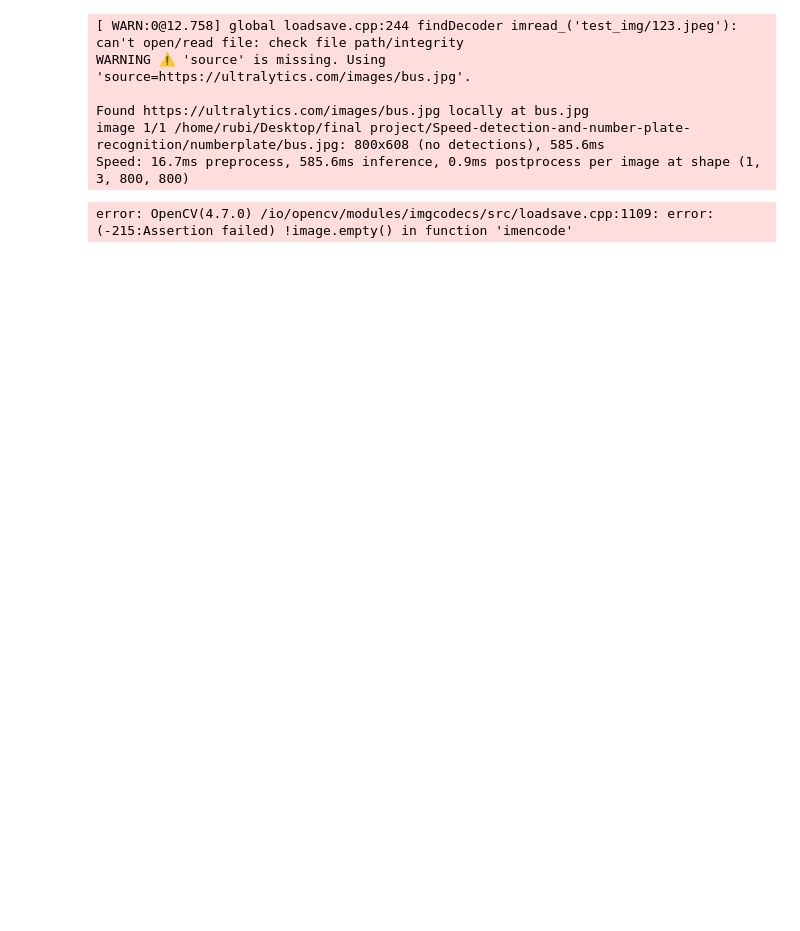
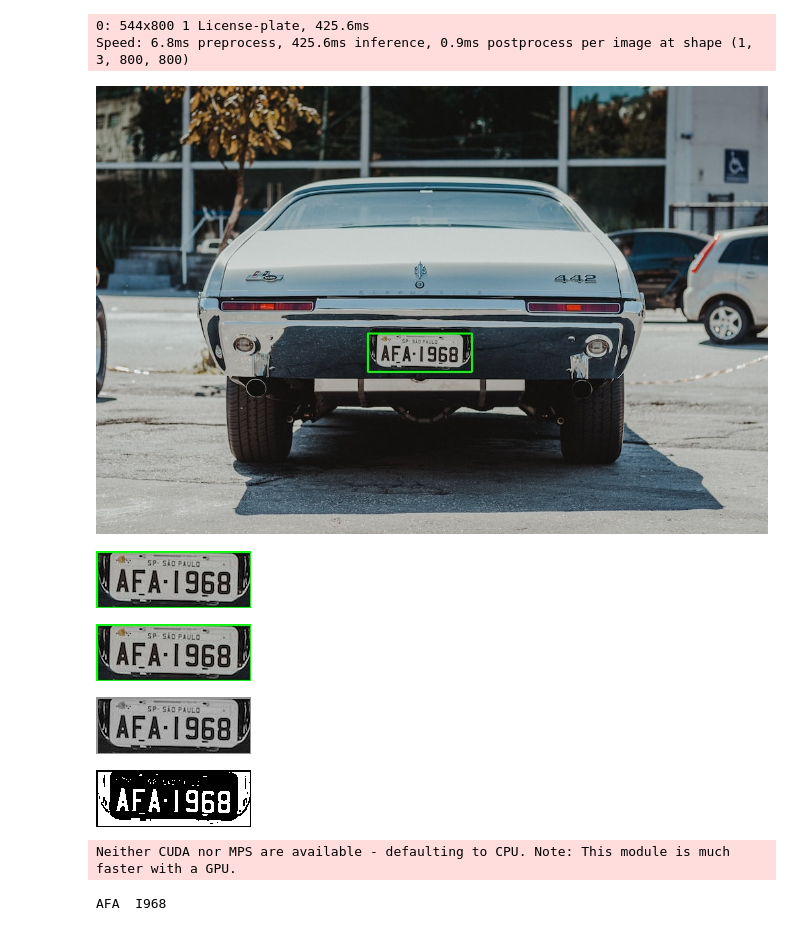
Before and after one commit to Sufi-123/Speed-detection-and-number-plate-recognition, a Jupyter notebook: numberplate/image_ocr.ipynb, the cells around one changed output. Saved outputs shown, nothing was run; the diff lists cells and outputs as text; code cells hidden in the pictures; blank space fills up the shorter version.

```diff
--- a/numberplate/image_ocr.ipynb
+++ b/numberplate/image_ocr.ipynb
@@ -87,8 +87,8 @@ def recognize_number_plate(image_path,  scale_factor=1):
         # Display the scaled image
         display(Image(data=cv2.imencode('.jpg', scaled_image)[1].tobytes()))
 
-        grayscale_image= preprocess_image(scaled_image)
-        threshold_image=threshold(grayscale_image)
+        preprocess= preprocess_image(scaled_image)
+        threshold_image=threshold(preprocess)
         ocr= ocrImage(threshold_image)
 
     else:
@@ -98,19 +98,22 @@ def recognize_number_plate(image_path,  scale_factor=1):
 # %%
 # Path to the image
 # image_path = '/Desktop/final%20project/kk.jpeg'
-image_path = 'test_img/123.jpeg'
+image_path = '12.jpeg'
 Image(image_path)
 # Recognize the number plate
 recognized_plate = recognize_number_plate(image_path)
 # %% [output]
-[ WARN:0@12.758] global loadsave.cpp:244 findDecoder imread_('test_img/123.jpeg'): can't open/read file: check file path/integrity
-WARNING ⚠️ 'source' is missing. Using 'source=https://ultralytics.com/images/bus.jpg'.
-
-Found https://ultralytics.com/images/bus.jpg locally at bus.jpg
-image 1/1 /home/rubi/Desktop/final project/Speed-detection-and-number-plate-recognition/numberplate/bus.jpg: 800x608 (no detections), 585.6ms
-Speed: 16.7ms preprocess, 585.6ms inference, 0.9ms postprocess per image at shape (1, 3, 800, 800)
+0: 544x800 1 License-plate, 425.6ms
+Speed: 6.8ms preprocess, 425.6ms inference, 0.9ms postprocess per image at shape (1, 3, 800, 800)
+[figure, added]
+[figure, added]
+[figure, added]
+[figure, added]
+[figure, added]
-error: OpenCV(4.7.0) /io/opencv/modules/imgcodecs/src/loadsave.cpp:1109: error: (-215:Assertion failed) !image.empty() in function 'imencode'
+Neither CUDA nor MPS are available - defaulting to CPU. Note: This module is much faster with a GPU.
 # %%
 # Print the recognized number plates
 for plate in recognized_plate:
     print(plate)
+# %% [output]
+AFA  I968
```
Also changed, not shown: parts of 2 cells of this notebook, 10 other files.
